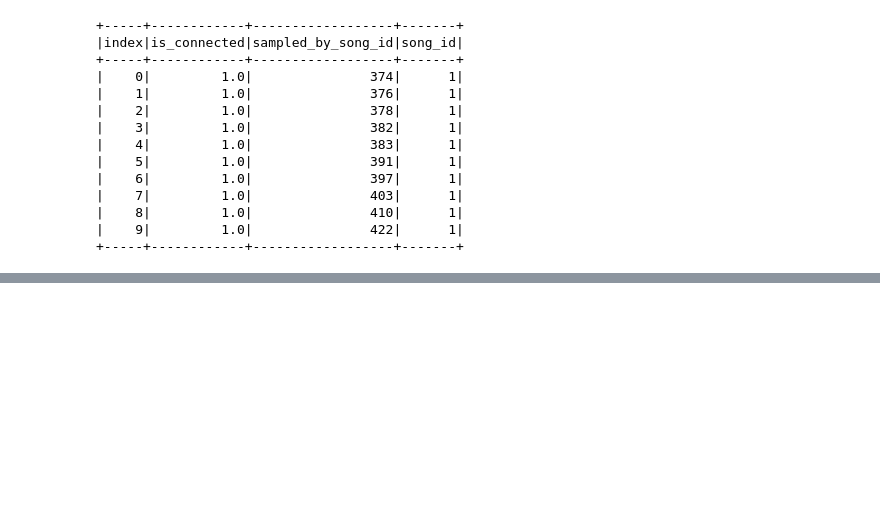
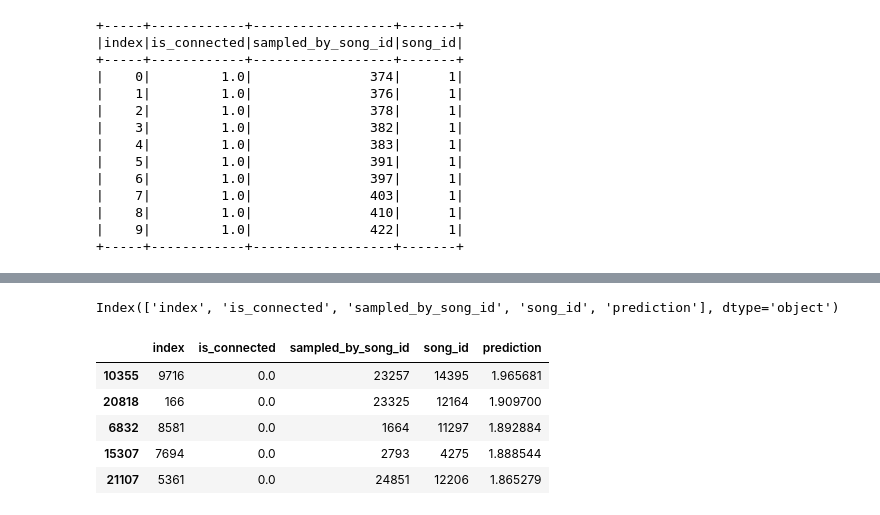
Before and after one commit to brettashley/ml-mix-lab, a Jupyter notebook: notebooks/initial-model.ipynb, the cells around one changed output, grey strips where cells are left out. Saved outputs shown, nothing was run; the diff lists cells and outputs as text; code cells hidden in the pictures; blank space fills up the shorter version.

```diff
--- a/notebooks/initial-model.ipynb
+++ b/notebooks/initial-model.ipynb
@@ -409,0 +394,4 @@ sr.RMSE(preds, has_nan_values=True)
+# %%
+preds_df.columns
+# %% [output]
+Index(['index', 'is_connected', 'sampled_by_song_id', 'song_id', 'prediction'], dtype='object')
@@ -409,0 +401,9 @@ sr.RMSE(preds, has_nan_values=True)
+# %%
+checks.head()
+# %% [output]
+|  | index | is_connected | sampled_by_song_id | song_id | prediction |
+| 10355 | 9716 | 0.0 | 23257 | 14395 | 1.965681 |
+| 20818 | 166 | 0.0 | 23325 | 12164 | 1.909700 |
+| 6832 | 8581 | 0.0 | 1664 | 11297 | 1.892884 |
+| 15307 | 7694 | 0.0 | 2793 | 4275 | 1.888544 |
+| 21107 | 5361 | 0.0 | 24851 | 12206 | 1.865279 |
```
Also changed, not shown: parts of 13 cells of this notebook.
